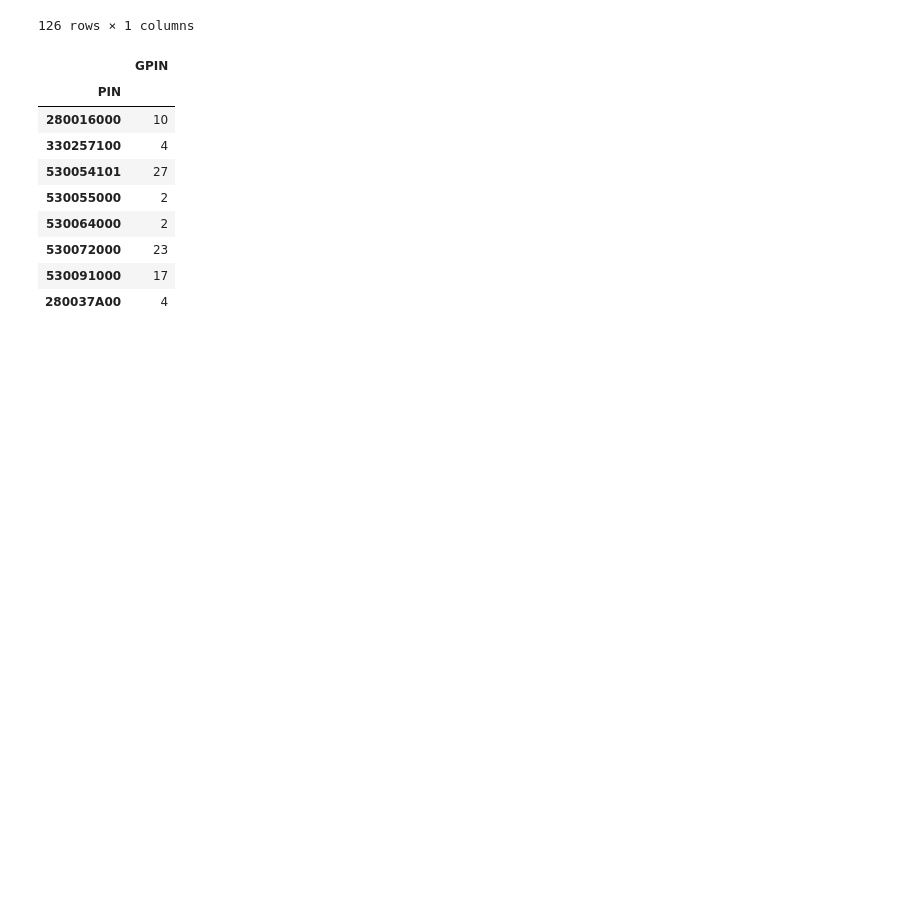
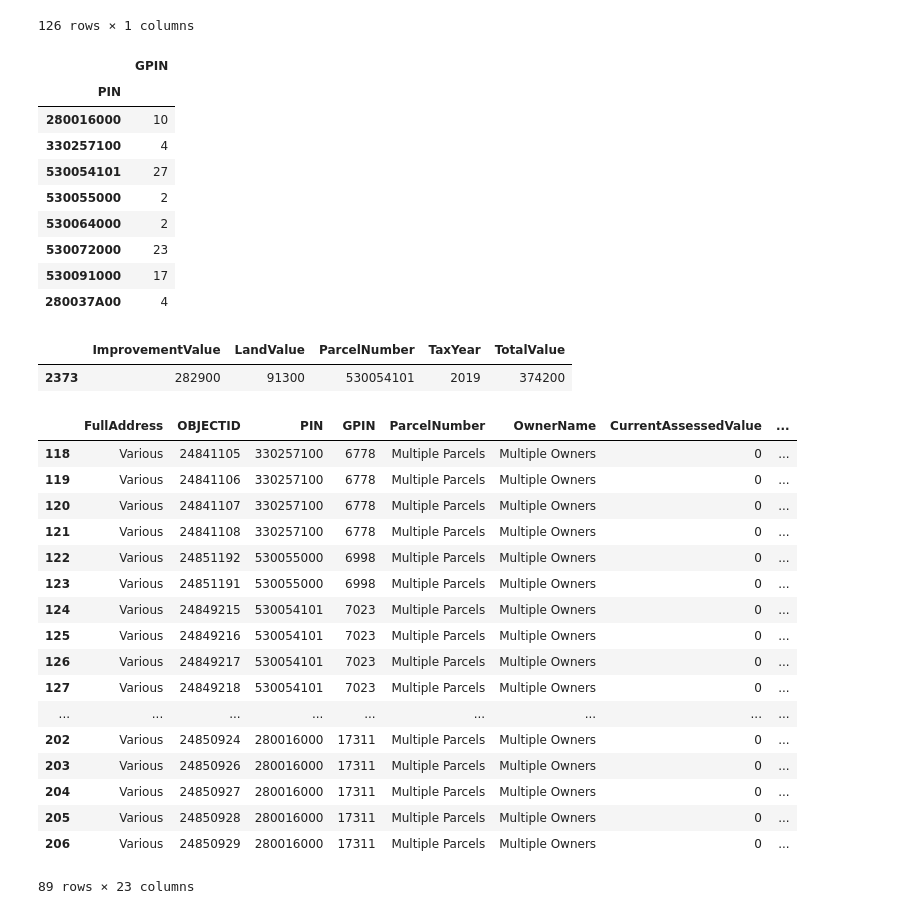
Before and after one commit to strmwtr/downtown_assessments, a Jupyter notebook: Downtown Assessments.ipynb, the cells around one changed output. Saved outputs shown, nothing was run; the diff lists cells and outputs as text; code cells hidden in the pictures; blank space fills up the shorter version.

```diff
--- a/Downtown Assessments.ipynb
+++ b/Downtown Assessments.ipynb
@@ -373,3 +392,31 @@ multi_pin
 | 530072000 | 23 |
 | 530091000 | 17 |
 | 280037A00 | 4 |
+# %%
+a = assessments[assessments.ParcelNumber == '530054101']
+b = a[a.TaxYear == '2019']
+b
+# %% [output]
+|  | ImprovementValue | LandValue | ParcelNumber | TaxYear | TotalValue |
+| 2373 | 282900 | 91300 | 530054101 | 2019 | 374200 |
+# %%
+df[df.MULTIPIN == 1.0]
+# %% [output]
+|  | FullAddress | OBJECTID | PIN | GPIN | ParcelNumber | OwnerName | CurrentAssessedValue | ... |
+| 118 | Various | 24841105 | 330257100 | 6778 | Multiple Parcels | Multiple Owners | 0 | ... |
+| 119 | Various | 24841106 | 330257100 | 6778 | Multiple Parcels | Multiple Owners | 0 | ... |
+| 120 | Various | 24841107 | 330257100 | 6778 | Multiple Parcels | Multiple Owners | 0 | ... |
+| 121 | Various | 24841108 | 330257100 | 6778 | Multiple Parcels | Multiple Owners | 0 | ... |
+| 122 | Various | 24851192 | 530055000 | 6998 | Multiple Parcels | Multiple Owners | 0 | ... |
+| 123 | Various | 24851191 | 530055000 | 6998 | Multiple Parcels | Multiple Owners | 0 | ... |
+| 124 | Various | 24849215 | 530054101 | 7023 | Multiple Parcels | Multiple Owners | 0 | ... |
+| 125 | Various | 24849216 | 530054101 | 7023 | Multiple Parcels | Multiple Owners | 0 | ... |
+| 126 | Various | 24849217 | 530054101 | 7023 | Multiple Parcels | Multiple Owners | 0 | ... |
+| 127 | Various | 24849218 | 530054101 | 7023 | Multiple Parcels | Multiple Owners | 0 | ... |
+| ... | ... | ... | ... | ... | ... | ... | ... | ... |
+| 202 | Various | 24850924 | 280016000 | 17311 | Multiple Parcels | Multiple Owners | 0 | ... |
+| 203 | Various | 24850926 | 280016000 | 17311 | Multiple Parcels | Multiple Owners | 0 | ... |
+| 204 | Various | 24850927 | 280016000 | 17311 | Multiple Parcels | Multiple Owners | 0 | ... |
+| 205 | Various | 24850928 | 280016000 | 17311 | Multiple Parcels | Multiple Owners | 0 | ... |
+| 206 | Various | 24850929 | 280016000 | 17311 | Multiple Parcels | Multiple Owners | 0 | ... |
+89 rows × 23 columns
```
Also changed, not shown: parts of 15 cells of this notebook.
